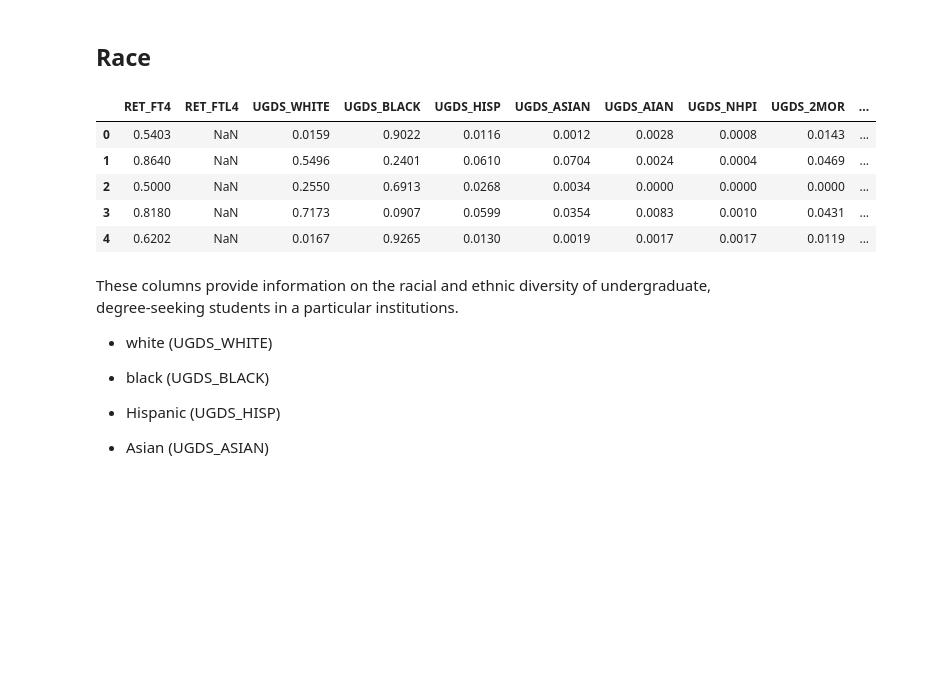
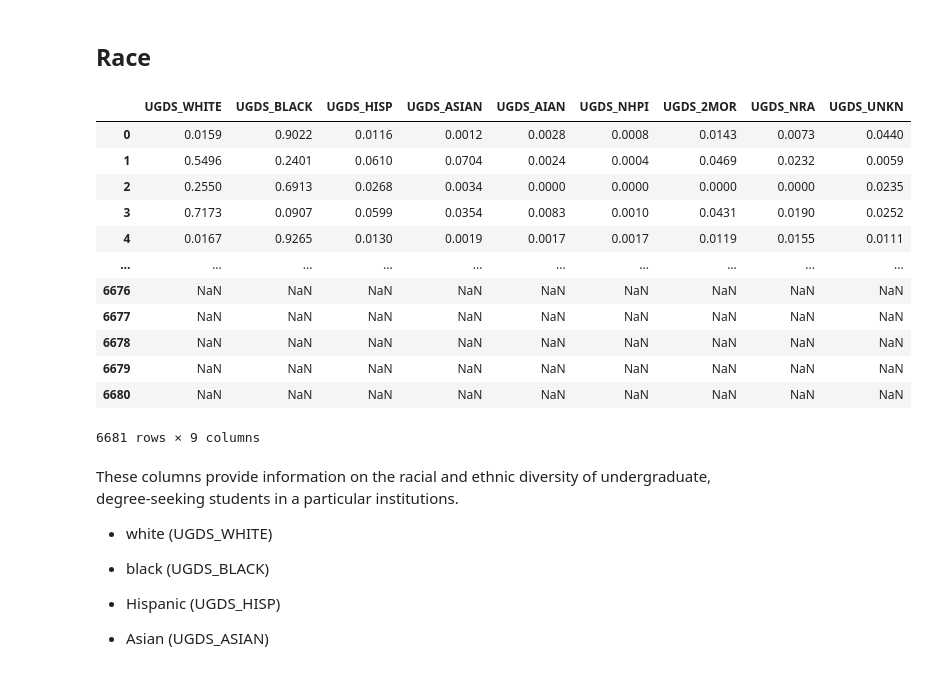
Before and after one commit to UCB-stat-159-s23/project-Group11, a Jupyter notebook: Exploratory_Analysis.ipynb, the cells around one changed output. Saved outputs shown, nothing was run; the diff lists cells and outputs as text; code cells hidden in the pictures; blank space fills up the shorter version.

Commit message:
updated race analysis

```diff
--- a/Exploratory_Analysis.ipynb
+++ b/Exploratory_Analysis.ipynb
@@ -306,16 +306,23 @@ plt.show()
 # %% [markdown]
 ## Race
 # %%
-race_data = data[['RET_FT4', 'RET_FTL4', 'UGDS_WHITE', 'UGDS_BLACK', 'UGDS_HISP', 'UGDS_ASIAN',
-                   'UGDS_AIAN', 'UGDS_NHPI', 'UGDS_2MOR', 'UGDS_NRA', 'UGDS_UNKN']]
-race_data.head()
+race_columns = ['UGDS_WHITE', 'UGDS_BLACK', 'UGDS_HISP', 'UGDS_ASIAN',
+                'UGDS_AIAN', 'UGDS_NHPI', 'UGDS_2MOR', 'UGDS_NRA', 'UGDS_UNKN']
+data[race_columns]
 # %% [output]
-|  | RET_FT4 | RET_FTL4 | UGDS_WHITE | UGDS_BLACK | UGDS_HISP | UGDS_ASIAN | UGDS_AIAN | UGDS_NHPI | UGDS_2MOR | ... |
-| 0 | 0.5403 | NaN | 0.0159 | 0.9022 | 0.0116 | 0.0012 | 0.0028 | 0.0008 | 0.0143 | ... |
-| 1 | 0.8640 | NaN | 0.5496 | 0.2401 | 0.0610 | 0.0704 | 0.0024 | 0.0004 | 0.0469 | ... |
-| 2 | 0.5000 | NaN | 0.2550 | 0.6913 | 0.0268 | 0.0034 | 0.0000 | 0.0000 | 0.0000 | ... |
-| 3 | 0.8180 | NaN | 0.7173 | 0.0907 | 0.0599 | 0.0354 | 0.0083 | 0.0010 | 0.0431 | ... |
-| 4 | 0.6202 | NaN | 0.0167 | 0.9265 | 0.0130 | 0.0019 | 0.0017 | 0.0017 | 0.0119 | ... |
+|  | UGDS_WHITE | UGDS_BLACK | UGDS_HISP | UGDS_ASIAN | UGDS_AIAN | UGDS_NHPI | UGDS_2MOR | UGDS_NRA | UGDS_UNKN |
+| 0 | 0.0159 | 0.9022 | 0.0116 | 0.0012 | 0.0028 | 0.0008 | 0.0143 | 0.0073 | 0.0440 |
+| 1 | 0.5496 | 0.2401 | 0.0610 | 0.0704 | 0.0024 | 0.0004 | 0.0469 | 0.0232 | 0.0059 |
+| 2 | 0.2550 | 0.6913 | 0.0268 | 0.0034 | 0.0000 | 0.0000 | 0.0000 | 0.0000 | 0.0235 |
+| 3 | 0.7173 | 0.0907 | 0.0599 | 0.0354 | 0.0083 | 0.0010 | 0.0431 | 0.0190 | 0.0252 |
+| 4 | 0.0167 | 0.9265 | 0.0130 | 0.0019 | 0.0017 | 0.0017 | 0.0119 | 0.0155 | 0.0111 |
+| ... | ... | ... | ... | ... | ... | ... | ... | ... | ... |
+| 6676 | NaN | NaN | NaN | NaN | NaN | NaN | NaN | NaN | NaN |
+| 6677 | NaN | NaN | NaN | NaN | NaN | NaN | NaN | NaN | NaN |
+| 6678 | NaN | NaN | NaN | NaN | NaN | NaN | NaN | NaN | NaN |
+| 6679 | NaN | NaN | NaN | NaN | NaN | NaN | NaN | NaN | NaN |
+| 6680 | NaN | NaN | NaN | NaN | NaN | NaN | NaN | NaN | NaN |
+6681 rows × 9 columns
 # %% [markdown]
 These columns provide information on the racial and ethnic diversity of undergraduate, degree-seeking students in a particular institutions.
 
```
Also changed, not shown: parts of 7 cells of this notebook.
